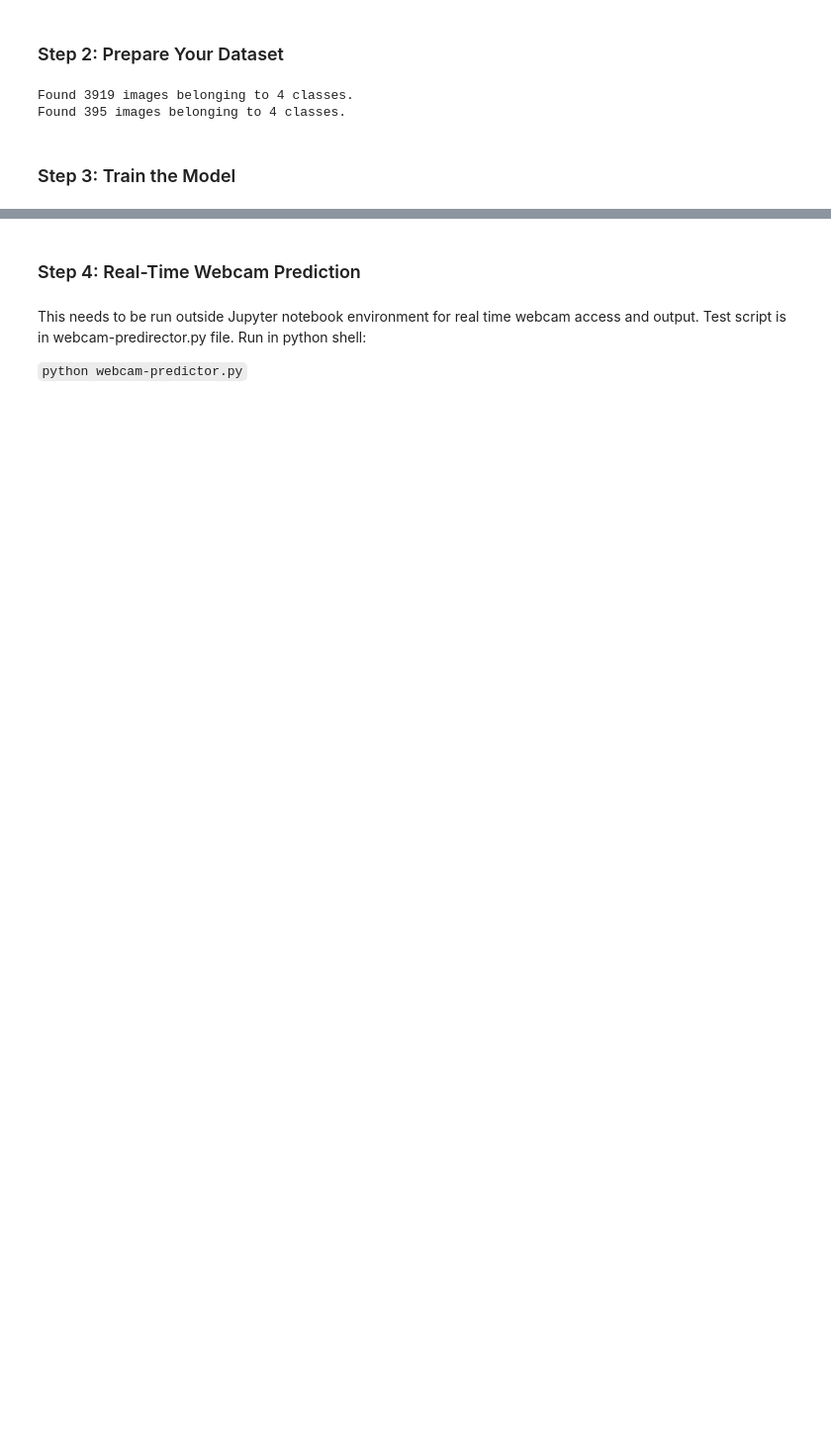
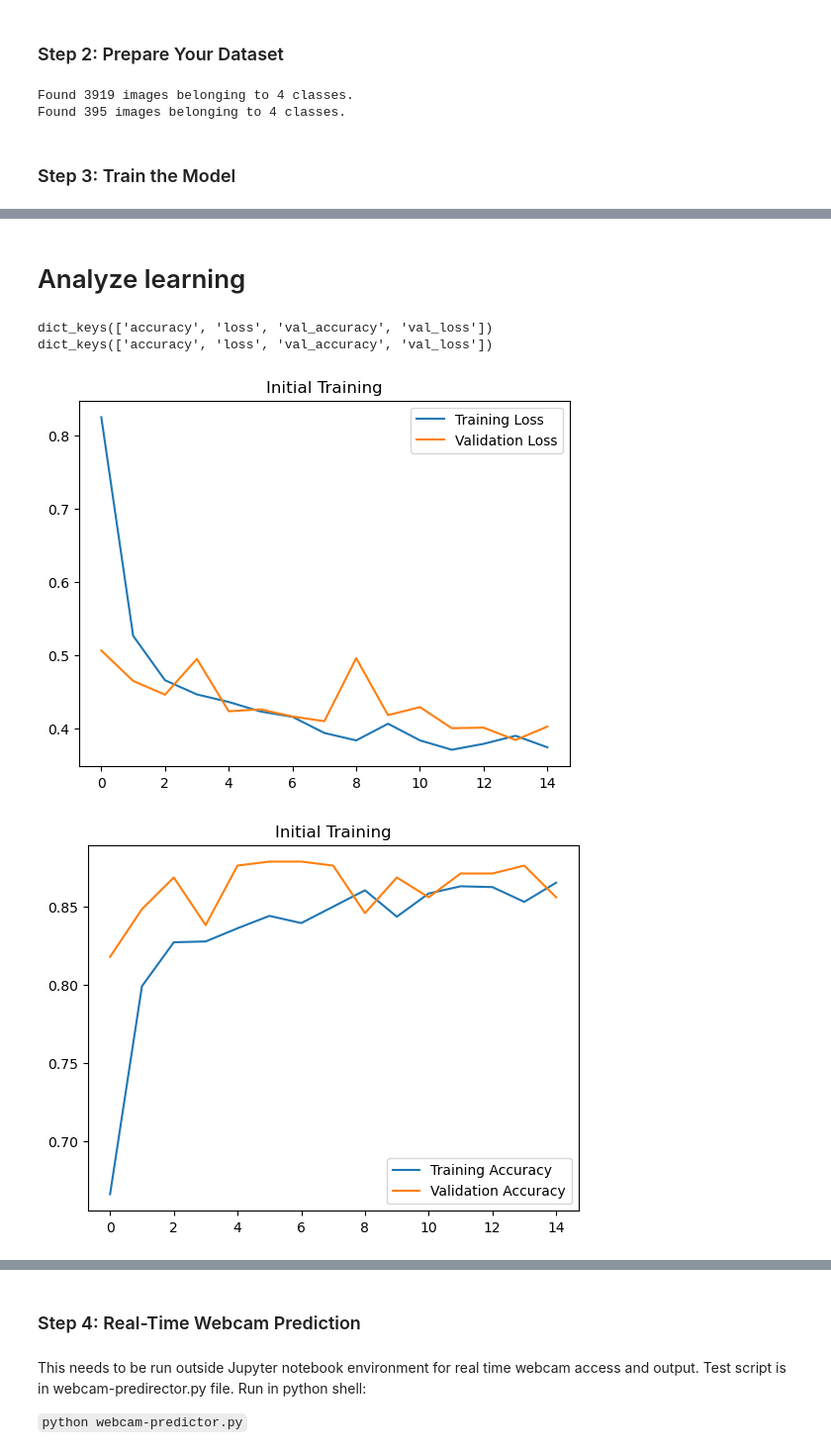
Before and after one commit to MikaVilpo/TUAS-ComponentsOfAI, a Jupyter notebook: assignment/assignment_with_pretrained_model.ipynb, the cells around one changed output, grey strips where cells are left out. Shown at 99% size. Saved outputs shown, nothing was run; the diff lists cells and outputs as text; code cells hidden in the pictures; blank space fills up the shorter version.

```diff
--- a/assignment/assignment_with_pretrained_model.ipynb
+++ b/assignment/assignment_with_pretrained_model.ipynb
@@ -39,6 +41,6 @@ import collections
 # %%
 # Load Pretrained Model
-base_model = EfficientNetB0(input_shape=(224, 224, 3), include_top=False, weights='imagenet')
+base_model = MobileNetV2(input_shape=(224, 224, 3), include_top=False, weights='imagenet')
 base_model.trainable = False  # Freeze the base model initially
 
 # Add task-specific layers
@@ -106,6 +111,9 @@ Found 395 images belonging to 4 classes.
 # %%
-# Train the model with early stopping
-early_stopping = tf.keras.callbacks.EarlyStopping(monitor='val_loss', patience=5, restore_best_weights=True)
+modelFileName = 'bestmodel.keras'
+
+# Train the model with early stopping and model checkpoint
+early_stopping = tf.keras.callbacks.EarlyStopping(monitor='val_loss', patience=4, restore_best_weights=True)
+checkpoint_callback = tf.keras.callbacks.ModelCheckpoint(modelFileName, save_best_only=True, monitor="val_loss", verbose=1)
 
 # Train the new layers initially using train_generator and val_generator
 print("Training the new layers")
@@ -113,7 +121,7 @@ history = model.fit(
     train_generator,
     validation_data=val_generator,
     epochs=15,
-    callbacks=[early_stopping],
+    callbacks=[early_stopping, checkpoint_callback],
     verbose=1
 )
 
@@ -133,10 +141,10 @@ history_fine = model.fit(
     train_generator,
     validation_data=val_generator,
     epochs=15,
-    callbacks=[early_stopping],
+    callbacks=[early_stopping, checkpoint_callback],
     verbose=1
 )
 
 # Save the trained model
-model.save('EfficientNetB0.h5')
+model.save(modelFileName)
 # %% [output]
@@ -162,0 +169,40 @@ Epoch 2/15
+# %% [markdown]
+# Analyze learning
+# %%
+print(history.history.keys())
+print(history_fine.history.keys())
+
+# Plot loss and validation loss
+import matplotlib.pyplot as plt
+
+plt.plot(history.history['loss'], label='Training Loss')
+plt.plot(history.history['val_loss'], label='Validation Loss')
+plt.title('Initial Training')
+plt.legend()
+plt.show()
+
+# Repeat for accuracy if recorded
+plt.plot(history.history['accuracy'], label='Training Accuracy')
+plt.plot(history.history['val_accuracy'], label='Validation Accuracy')
+plt.title('Initial Training')
+plt.legend()
+plt.show()
+
+# Plot loss and validation loss
+plt.plot(history_fine.history['loss'], label='Training Loss')
+plt.plot(history_fine.history['val_loss'], label='Validation Loss')
+plt.title('Fine Tuning')
+plt.legend()
+plt.show()
+
+# Repeat for accuracy if recorded
+plt.plot(history_fine.history['accuracy'], label='Training Accuracy')
+plt.plot(history_fine.history['val_accuracy'], label='Validation Accuracy')
+plt.title('Fine Tuning')
+plt.legend()
+plt.show()
+# %% [output]
+dict_keys(['accuracy', 'loss', 'val_accuracy', 'val_loss'])
+dict_keys(['accuracy', 'loss', 'val_accuracy', 'val_loss'])
+[figure, added]
+[figure, added]
```
Also changed, not shown: parts of 9 cells of this notebook.
